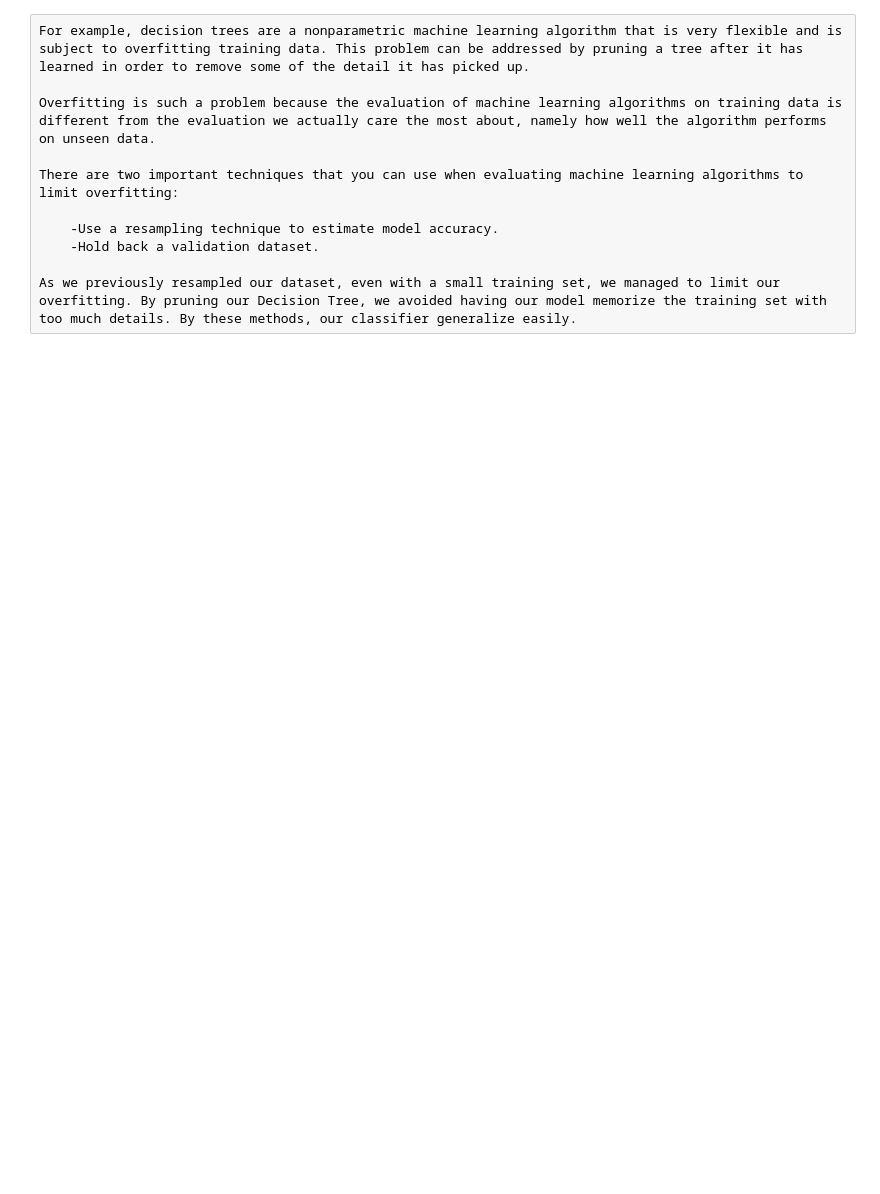
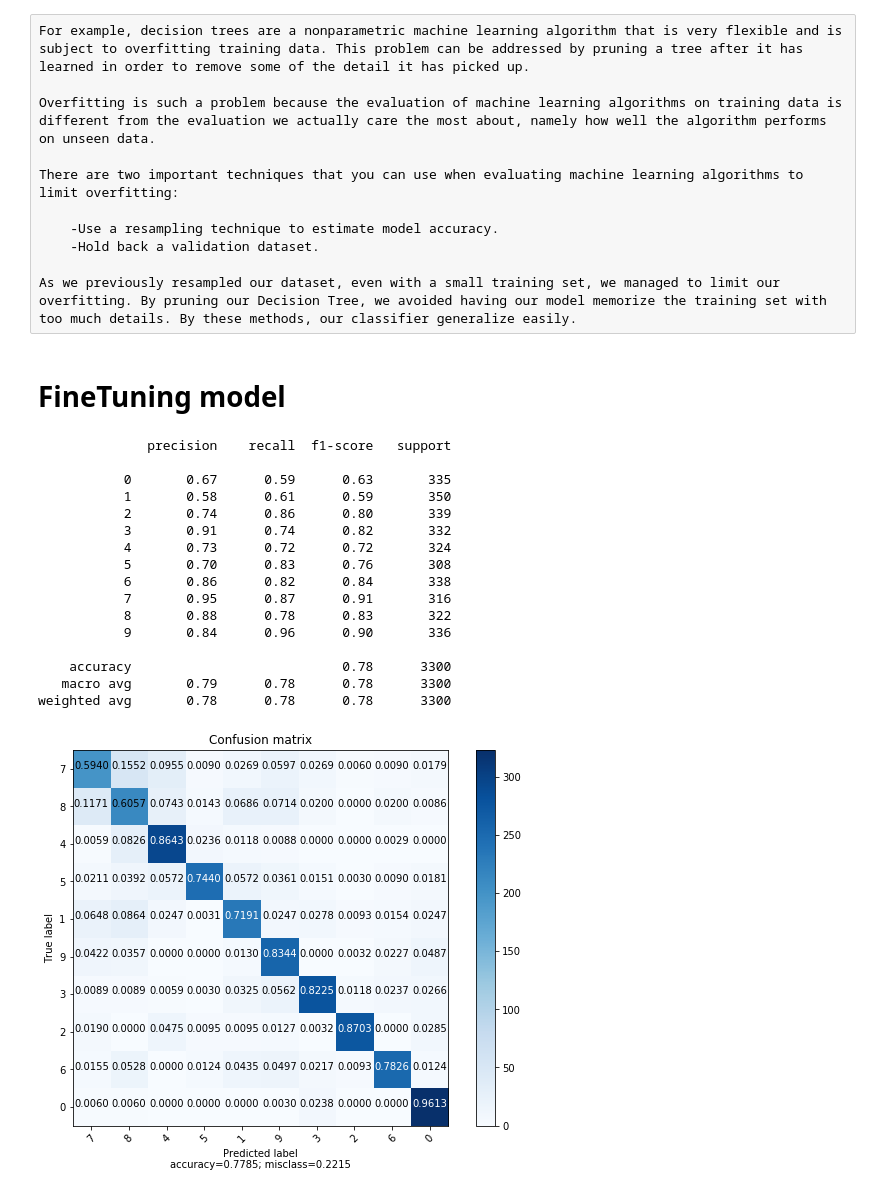
Before and after one commit to kadjulio/Coursework2-Data-Mining, a Jupyter notebook: jupyter/notebooks/modeling/decision-tree-CART.ipynb, the cells around one changed output. Drawn from its saved outputs; the diff is of its cells as text; code cells hidden in the pictures; blank space fills up the shorter version.

```diff
--- a/jupyter/notebooks/modeling/decision-tree-CART.ipynb
+++ b/jupyter/notebooks/modeling/decision-tree-CART.ipynb
@@ -271,3 +292,30 @@ There are two important techniques that you can use when evaluating machine lear
     -Hold back a validation dataset.
 
 As we previously resampled our dataset, even with a small training set, we managed to limit our overfitting. By pruning our Decision Tree, we avoided having our model memorize the training set with too much details. By these methods, our classifier generalize easily.
+# %% [markdown]
+# FineTuning model
+# %%
+clf = DecisionTreeClassifier(random_state=42, min_samples_leaf=50)
+clf.fit(train_set.iloc[:,0:2303], train_set['target'])
+y_pred = clf.predict(test_set.iloc[:, 0:2303])
+conf_mat = confusion_matrix(test_set["target"], y_pred)
+print(classification_report(test_set["target"], y_pred))
+plot_confusion_matrix(conf_mat, target_names=test_set['target'].unique())
+# %% [output]
+              precision    recall  f1-score   support
+
+           0       0.67      0.59      0.63       335
+           1       0.58      0.61      0.59       350
+           2       0.74      0.86      0.80       339
+           3       0.91      0.74      0.82       332
+           4       0.73      0.72      0.72       324
+           5       0.70      0.83      0.76       308
+           6       0.86      0.82      0.84       338
+           7       0.95      0.87      0.91       316
+           8       0.88      0.78      0.83       322
+           9       0.84      0.96      0.90       336
+
+    accuracy                           0.78      3300
+   macro avg       0.79      0.78      0.78      3300
+weighted avg       0.78      0.78      0.78      3300
+[figure, added]
```
Also changed, not shown: parts of 7 cells of this notebook.
